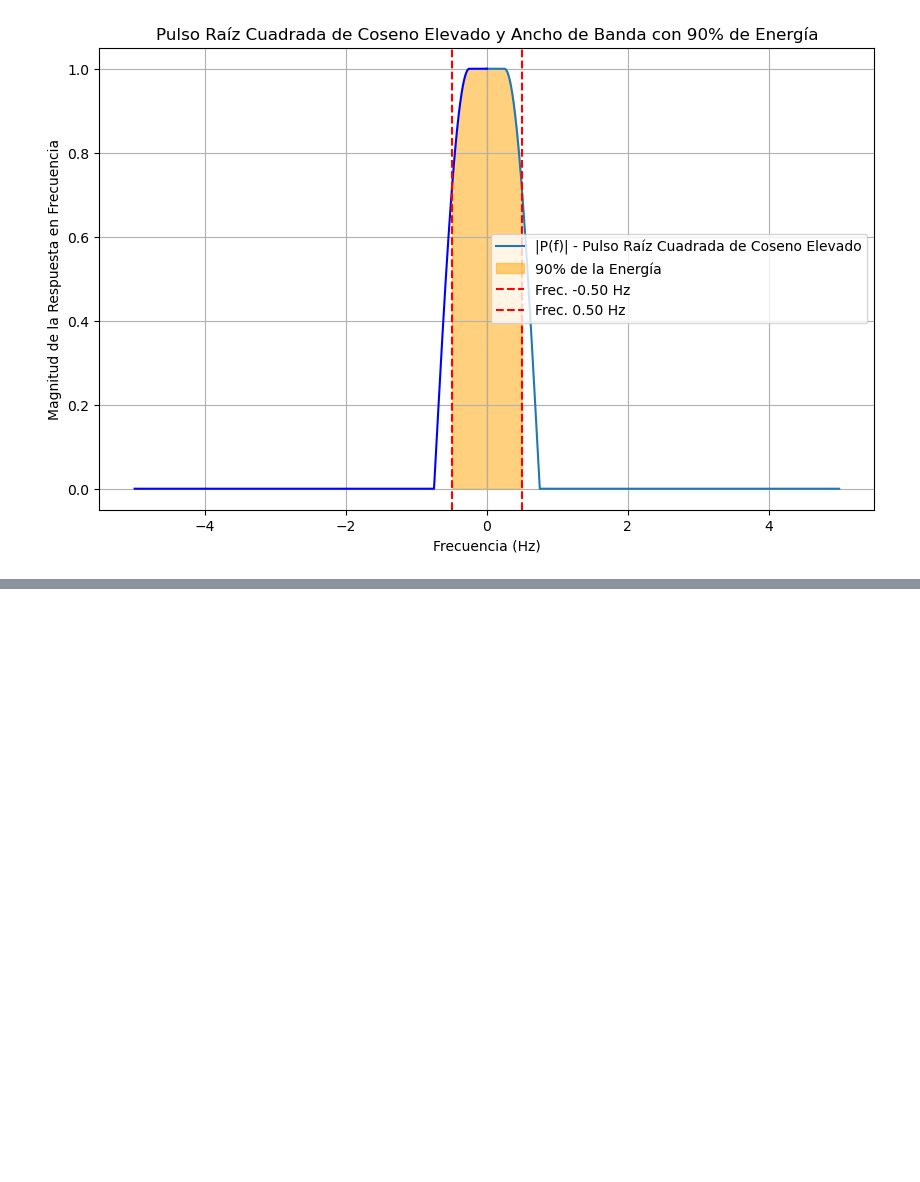
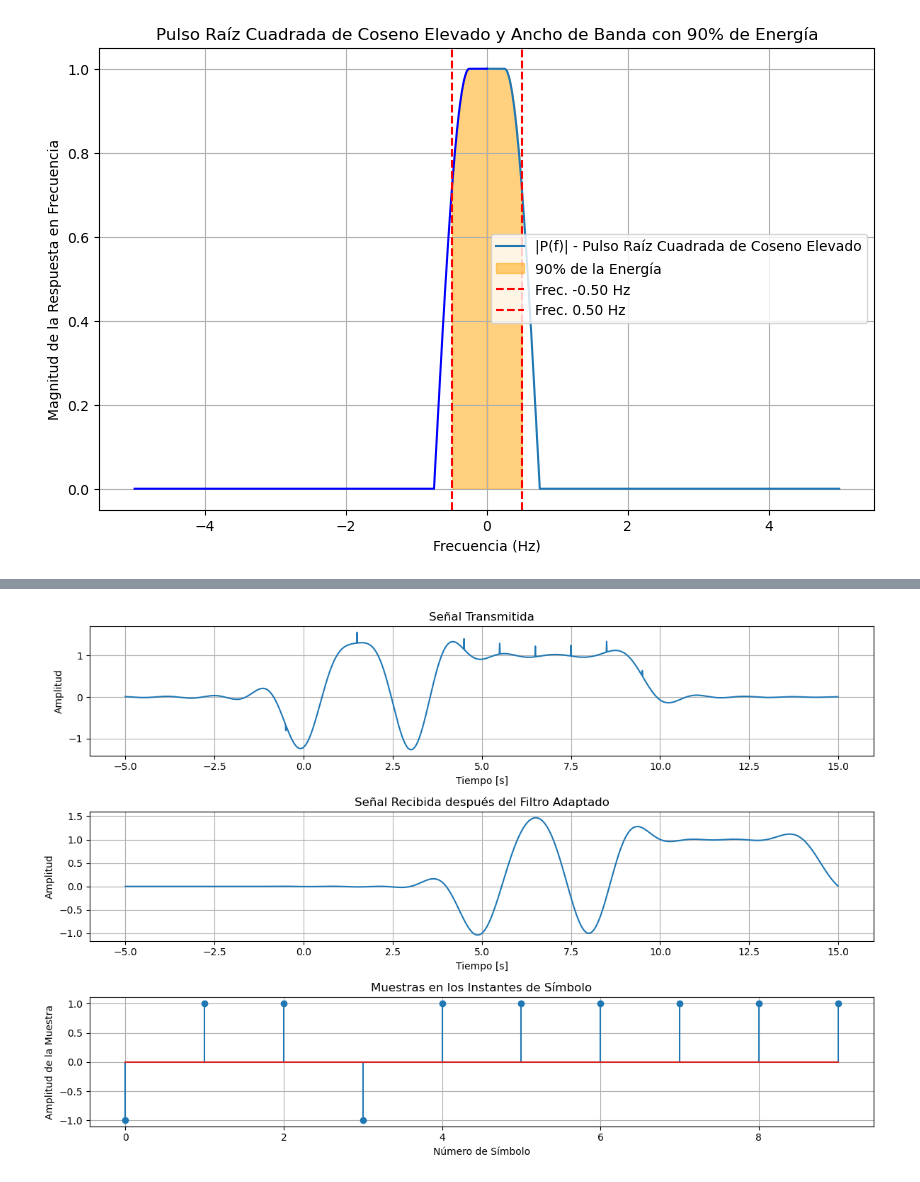
Before and after one commit to jjagerezjimenez/scd_2024-proyecto_5, a Jupyter notebook: test_p5.ipynb, the cells around one changed output, grey strips where cells are left out. Cells and saved outputs as stored; diff of their text form; code cells hidden in the pictures; blank space fills up the shorter version.

```diff
--- a/test_p5.ipynb
+++ b/test_p5.ipynb
@@ -437,0 +380,82 @@ Ancho de banda que contiene el 90% de la energía: 0.9910 Hz
+# %%
+# Parámetros
+T = 1          # Duración del símbolo
+alpha = 0.5    # Factor de roll-off
+fs = 100       # Frecuencia de muestreo (debe ser mayor que 2*(1+alpha)/T)
+N_bits = 10    # Número de bits transmitidos
+
+# Vector de tiempo
+t = np.arange(-5*T, (N_bits + 5)*T, 1/fs)
+
+# Función del pulso de raíz cuadrada de coseno elevado
+def rrc_pulse(t, T, alpha):
+    t = np.where(t == 0, 1e-20, t)  # Evitar división por cero
+    pi_t = np.pi * t / T
+    four_alpha_t = 4 * alpha * t / T
+    denom = 1 - four_alpha_t**2
+    pulse = np.zeros_like(t)
+    # Condición donde denom != 0
+    idx = np.abs(denom) > 1e-10
+    pulse[idx] = (np.sin(pi_t[idx] * (1 - alpha)) + four_alpha_t[idx] * np.cos(pi_t[idx] * (1 + alpha))) / (pi_t[idx] * denom[idx])
+    # Condición donde denom == 0
+    idx = np.abs(denom) <= 1e-10
+    pulse[idx] = (np.pi / 4) * np.sinc(alpha * t[idx] / T)
+    return pulse
+
+# Generación del pulso
+p_t = rrc_pulse(t, T, alpha)
+
+# Señal de información (bits aleatorios)
+np.random.seed(0)  # Para reproducibilidad
+bits = np.random.choice([-1, 1], N_bits)  # Señal 2-PAM
+
+# Señal transmitida
+s_t = np.zeros_like(t)
+for i, bit in enumerate(bits):
+    s_t += bit * rrc_pulse(t - i*T, T, alpha)
+
+# Filtro adaptado (misma respuesta al impulso invertida en el tiempo)
+h_t = p_t[::-1]
+# Convolución de la señal transmitida con el filtro adaptado
+r_t = np.convolve(s_t, h_t, mode='same') / fs  # Normalización por fs
+
+# Muestreo en los instantes óptimos
+sampling_times = np.array([i*T for i in range(N_bits)]) * fs + len(t)//2
+sampling_indices = sampling_times.astype(int)
+samples = r_t[sampling_indices]
+
+# Decisión en el receptor
+detected_bits = np.sign(samples)
+
+# Cálculo de errores
+errors = bits - detected_bits
+num_errors = np.sum(errors != 0)
+
+print(f"Número de errores: {num_errors} de {N_bits} bits transmitidos")
+
+# Gráficas
+plt.figure(figsize=(12, 8))
+plt.subplot(3, 1, 1)
+plt.plot(t, s_t)
+plt.title('Señal Transmitida')
+plt.xlabel('Tiempo [s]')
+plt.ylabel('Amplitud')
+plt.grid(True)
+
+plt.subplot(3, 1, 2)
+plt.plot(t, r_t)
+plt.title('Señal Recibida después del Filtro Adaptado')
+plt.xlabel('Tiempo [s]')
+plt.ylabel('Amplitud')
+plt.grid(True)
+
+plt.subplot(3, 1, 3)
+plt.stem(range(N_bits), samples)  # Eliminado use_line_collection=True
+plt.title('Muestras en los Instantes de Símbolo')
+plt.xlabel('Número de Símbolo')
+plt.ylabel('Amplitud de la Muestra')
+plt.grid(True)
+
+plt.tight_layout()
+plt.show()
+# %% [output]
@@ -437,0 +463 @@ Ancho de banda que contiene el 90% de la energía: 0.9910 Hz
+[figure, added]
```
Also changed, not shown: parts of 8 cells of this notebook, 2 other files.
